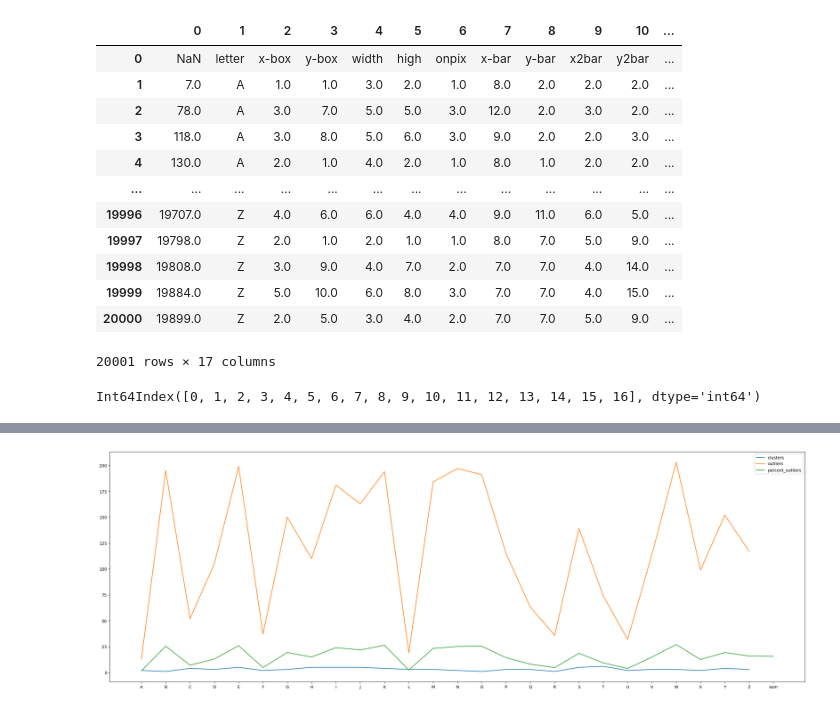
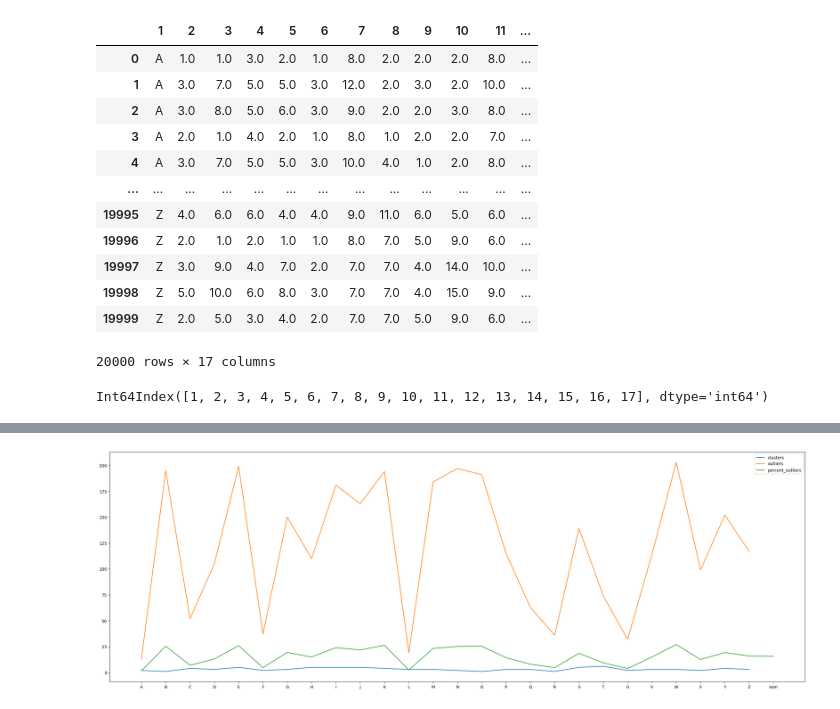
Before and after one commit to mmlein/KDDM2, a Jupyter notebook: src/03_DB_Scan/DBScan.ipynb, the cells around one changed output, grey strips where cells are left out. Drawn from its saved outputs; the diff is of its cells as text; code cells hidden in the pictures.

```diff
--- a/src/03_DB_Scan/DBScan.ipynb
+++ b/src/03_DB_Scan/DBScan.ipynb
@@ -8,23 +9,23 @@ from sklearn.neighbors import NearestNeighbors
 # %%
 #read full dataframe
 
-df =  pd.read_csv('../../Data/dataframe_with_outliers_3std_4.16%.csv', sep=",", header=None, usecols=[0, 1, 2, 3, 4, 5, 6, 7, 8, 9, 10, 11, 12, 13, 14, 15, 16])
+df =  pd.read_csv('../../Data/dataframe_with_outliers_3std_4.16%.csv', sep=",", header=None, usecols=[1, 2, 3, 4, 5, 6, 7, 8, 9, 10, 11, 12, 13, 14, 15, 16, 17])
 df
 # %% [output]
-|  | 0 | 1 | 2 | 3 | 4 | 5 | 6 | 7 | 8 | 9 | 10 | ... |
-| 0 | NaN | letter | x-box | y-box | width | high | onpix | x-bar | y-bar | x2bar | y2bar | ... |
-| 1 | 7.0 | A | 1.0 | 1.0 | 3.0 | 2.0 | 1.0 | 8.0 | 2.0 | 2.0 | 2.0 | ... |
-| 2 | 78.0 | A | 3.0 | 7.0 | 5.0 | 5.0 | 3.0 | 12.0 | 2.0 | 3.0 | 2.0 | ... |
-| 3 | 118.0 | A | 3.0 | 8.0 | 5.0 | 6.0 | 3.0 | 9.0 | 2.0 | 2.0 | 3.0 | ... |
-| 4 | 130.0 | A | 2.0 | 1.0 | 4.0 | 2.0 | 1.0 | 8.0 | 1.0 | 2.0 | 2.0 | ... |
+|  | 1 | 2 | 3 | 4 | 5 | 6 | 7 | 8 | 9 | 10 | 11 | ... |
+| 0 | A | 1.0 | 1.0 | 3.0 | 2.0 | 1.0 | 8.0 | 2.0 | 2.0 | 2.0 | 8.0 | ... |
+| 1 | A | 3.0 | 7.0 | 5.0 | 5.0 | 3.0 | 12.0 | 2.0 | 3.0 | 2.0 | 10.0 | ... |
+| 2 | A | 3.0 | 8.0 | 5.0 | 6.0 | 3.0 | 9.0 | 2.0 | 2.0 | 3.0 | 8.0 | ... |
+| 3 | A | 2.0 | 1.0 | 4.0 | 2.0 | 1.0 | 8.0 | 1.0 | 2.0 | 2.0 | 7.0 | ... |
+| 4 | A | 3.0 | 7.0 | 5.0 | 5.0 | 3.0 | 10.0 | 4.0 | 1.0 | 2.0 | 8.0 | ... |
 | ... | ... | ... | ... | ... | ... | ... | ... | ... | ... | ... | ... | ... |
-| 19996 | 19707.0 | Z | 4.0 | 6.0 | 6.0 | 4.0 | 4.0 | 9.0 | 11.0 | 6.0 | 5.0 | ... |
-| 19997 | 19798.0 | Z | 2.0 | 1.0 | 2.0 | 1.0 | 1.0 | 8.0 | 7.0 | 5.0 | 9.0 | ... |
-| 19998 | 19808.0 | Z | 3.0 | 9.0 | 4.0 | 7.0 | 2.0 | 7.0 | 7.0 | 4.0 | 14.0 | ... |
-| 19999 | 19884.0 | Z | 5.0 | 10.0 | 6.0 | 8.0 | 3.0 | 7.0 | 7.0 | 4.0 | 15.0 | ... |
-| 20000 | 19899.0 | Z | 2.0 | 5.0 | 3.0 | 4.0 | 2.0 | 7.0 | 7.0 | 5.0 | 9.0 | ... |
+| 19995 | Z | 4.0 | 6.0 | 6.0 | 4.0 | 4.0 | 9.0 | 11.0 | 6.0 | 5.0 | 6.0 | ... |
+| 19996 | Z | 2.0 | 1.0 | 2.0 | 1.0 | 1.0 | 8.0 | 7.0 | 5.0 | 9.0 | 6.0 | ... |
+| 19997 | Z | 3.0 | 9.0 | 4.0 | 7.0 | 2.0 | 7.0 | 7.0 | 4.0 | 14.0 | 10.0 | ... |
+| 19998 | Z | 5.0 | 10.0 | 6.0 | 8.0 | 3.0 | 7.0 | 7.0 | 4.0 | 15.0 | 9.0 | ... |
+| 19999 | Z | 2.0 | 5.0 | 3.0 | 4.0 | 2.0 | 7.0 | 7.0 | 5.0 | 9.0 | 6.0 | ... |
-20001 rows × 17 columns
+20000 rows × 17 columns
 # %%
 df.columns
 # %% [output]
-Int64Index([0, 1, 2, 3, 4, 5, 6, 7, 8, 9, 10, 11, 12, 13, 14, 15, 16], dtype='int64')
+Int64Index([1, 2, 3, 4, 5, 6, 7, 8, 9, 10, 11, 12, 13, 14, 15, 16, 17], dtype='int64')
```
Also changed, not shown: parts of 14 cells of this notebook, 3 other files.
